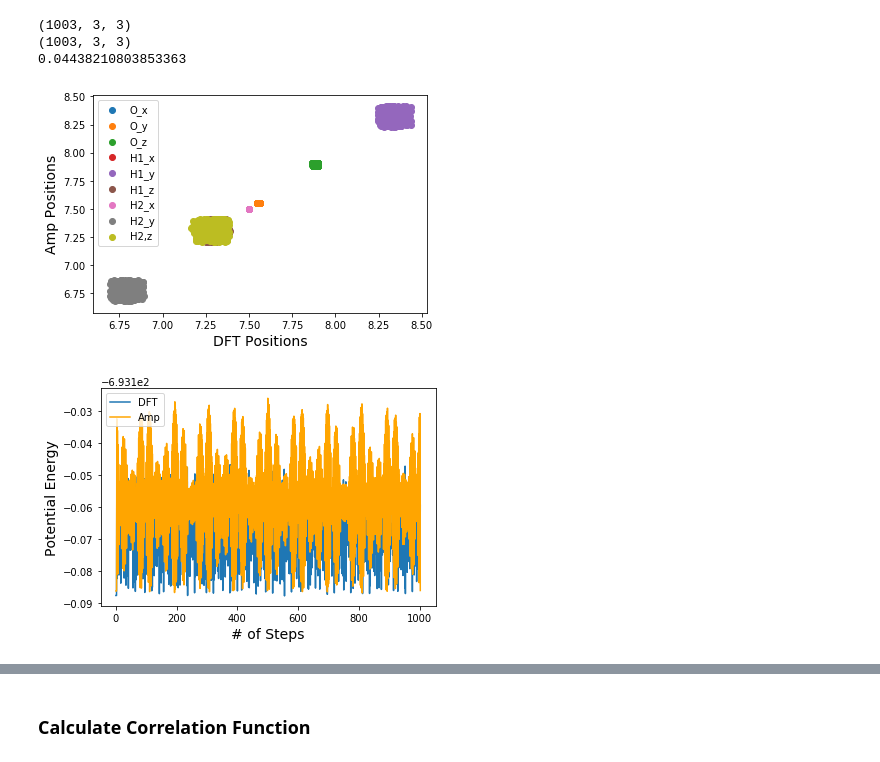
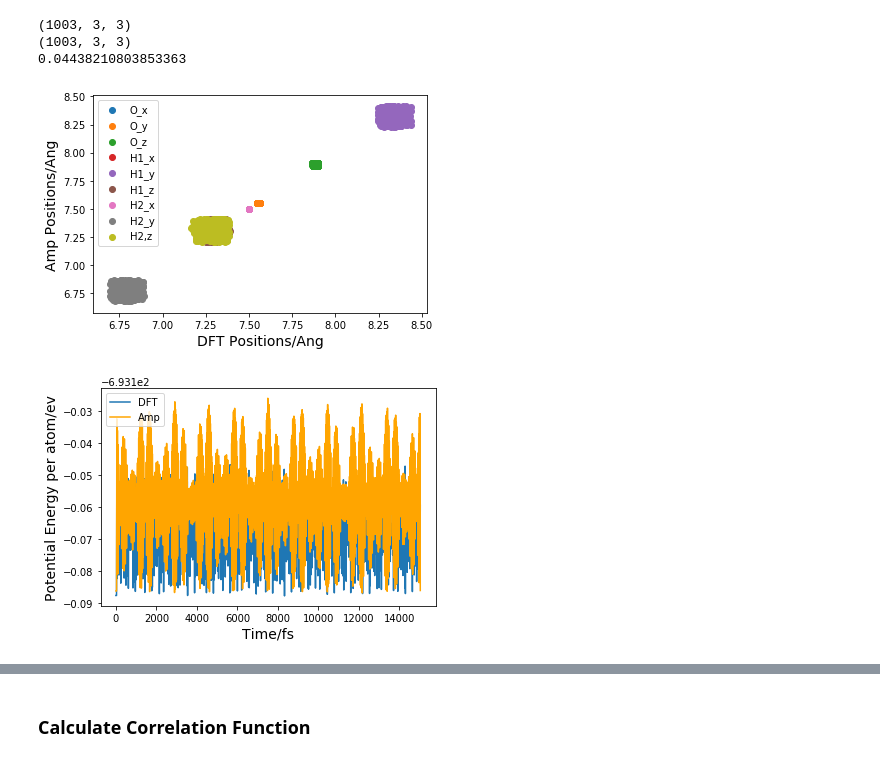
Before and after one commit to cancan233/googlecolab, a Jupyter notebook: Amp_MD.ipynb, the cells around one changed output, grey strips where cells are left out. Saved outputs shown, nothing was run; the diff lists cells and outputs as text; code cells hidden in the pictures.

```diff
--- a/Amp_MD.ipynb
+++ b/Amp_MD.ipynb
@@ -245,19 +245,19 @@ labels = np.array([['O_x', 'O_y', 'O_z'], ['H1_x', 'H1_y', 'H1_z'], ['H2_x', 'H2
 for i in range(3):
     for j in range(3):
       plt.scatter(dft_positions[:,i,j], amp_positions[:,i,j], label=labels[i,j])
-plt.xlabel('DFT Positions', fontsize=14)
-plt.ylabel('Amp Positions', fontsize=14)
+plt.xlabel('DFT Positions/Ang', fontsize=14)
+plt.ylabel('Amp Positions/Ang', fontsize=14)
 plt.legend()
 plt.show()
 # %% [output]
-[figure, old version]
+[figure, new version]
 # %%
 plt.figure()
-plt.plot(np.arange(len(dft_potential)), dft_potential/3, label='DFT')
-plt.plot(np.arange(len(amp_potential)), amp_potential/3, c='orange', label='Amp')
-plt.xlabel('# of Steps', fontsize=14)
-plt.ylabel('Potential Energy', fontsize=14)
+plt.plot(np.arange(len(dft_potential))*10*1.5, dft_potential/3, label='DFT')
+plt.plot(np.arange(len(amp_potential))*10*1.5, amp_potential/3, c='orange', label='Amp')
+plt.xlabel('Time/fs', fontsize=14)
+plt.ylabel('Potential Energy per atom/ev', fontsize=14)
 plt.legend()
 plt.show()
 # %% [output]
-[figure, old version]
+[figure, new version]
```
Also changed, not shown: parts of 6 cells of this notebook.
